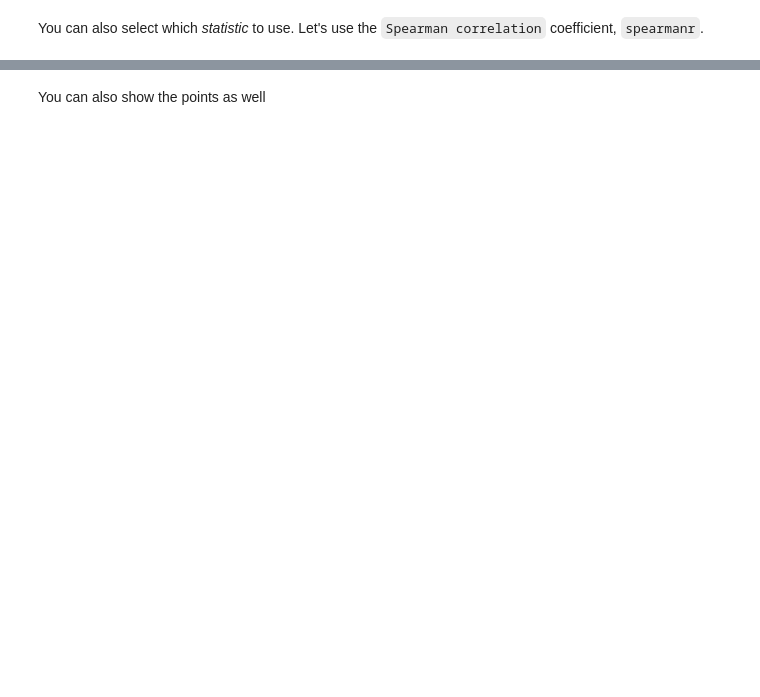
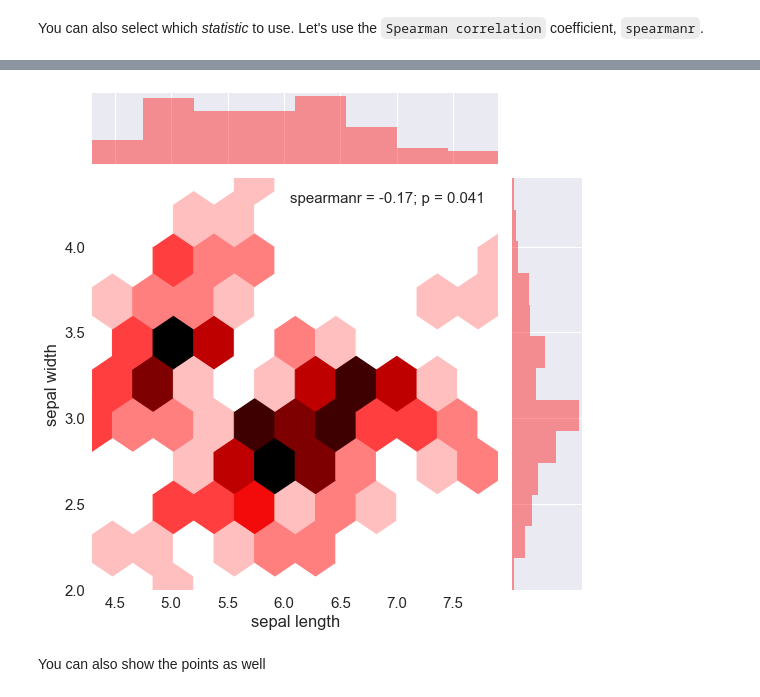
Before and after one commit to ajitDS/vidl_data_viz, a Jupyter notebook: iPython_Notebooks/2017_11/1.0-VC-Visualization_using-Seaborn_and_Matplotlib.ipynb, the cells around one changed output, grey strips where cells are left out. Saved outputs shown, nothing was run; the diff lists cells and outputs as text; code cells hidden in the pictures; blank space fills up the shorter version.

```diff
--- a/iPython_Notebooks/2017_11/1.0-VC-Visualization_using-Seaborn_and_Matplotlib.ipynb
+++ b/iPython_Notebooks/2017_11/1.0-VC-Visualization_using-Seaborn_and_Matplotlib.ipynb
@@ -277,6 +362,11 @@ g = sns.jointplot('sepal length', 'sepal width', data=iris, kind='kde',
 # %%
 ## Now try to make the same plot, but try with different `kinds` of
 ## statistics, e.g. "scatter", "reg", "resid", "kde", "hex"
+
+g = sns.jointplot('sepal length', 'sepal width', data=iris, kind='hex',
+                 size=8, stat_func=spearmanr, color='red')
+# %% [output]
+[figure, added]
 # %% [markdown]
 You can also show the points as well
 # %%
```
Also changed, not shown: parts of 30 cells of this notebook, 4 other files.
